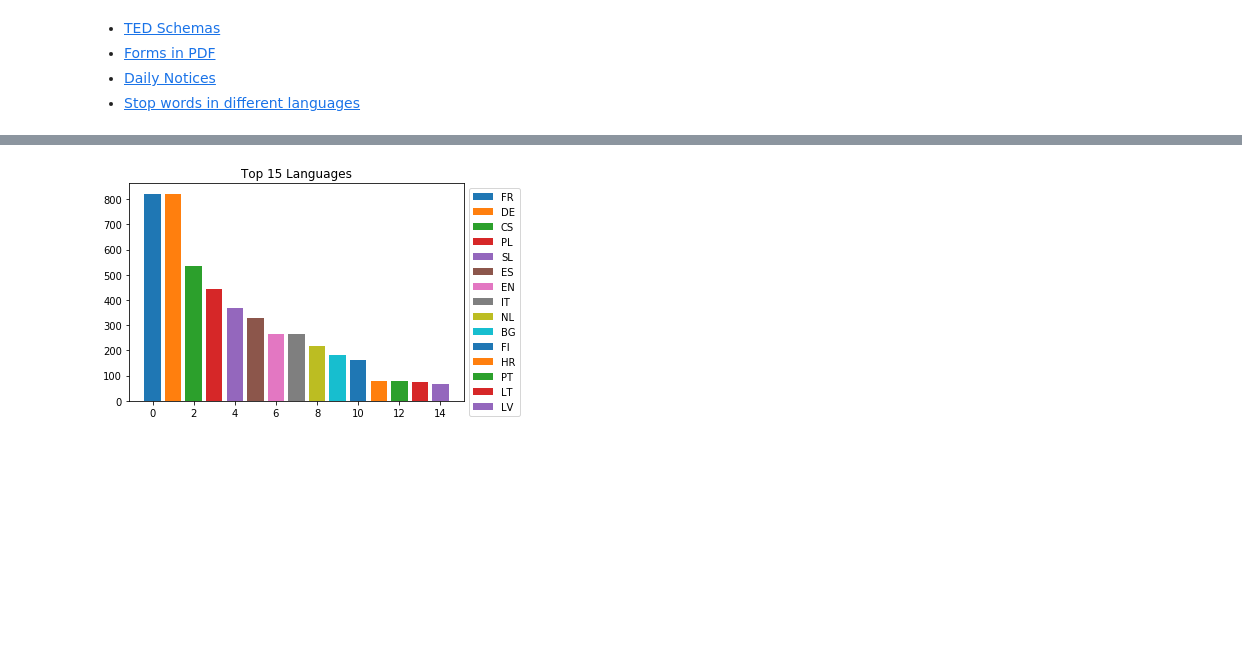
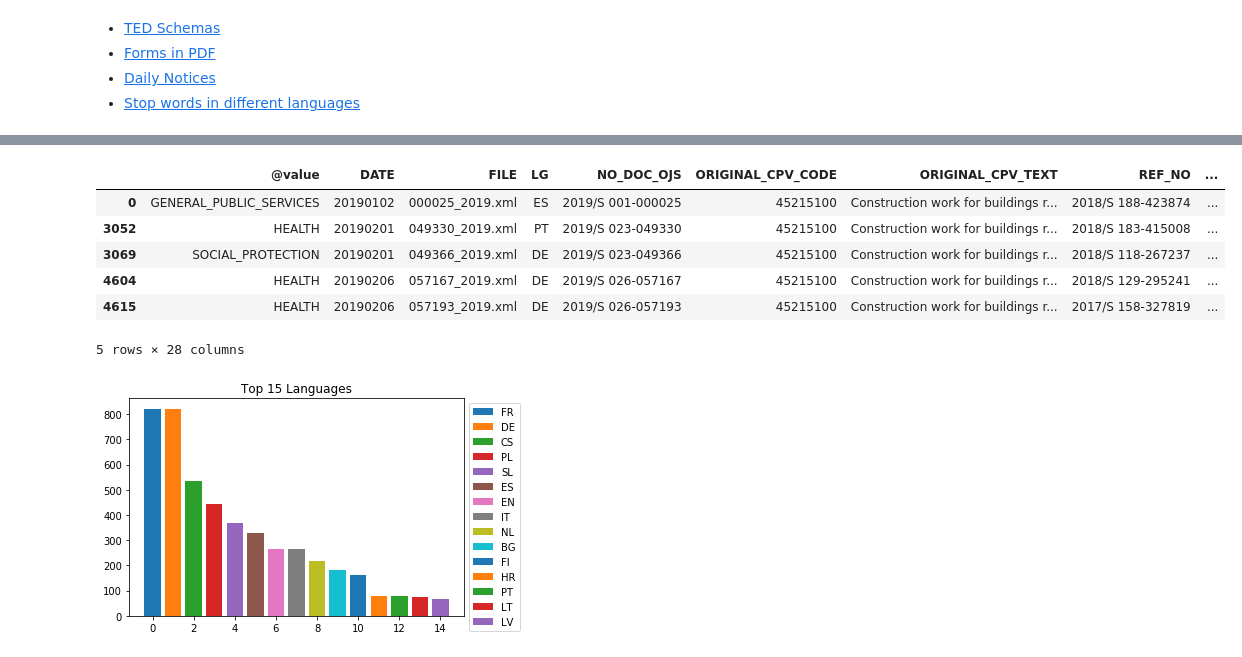
Before and after one commit to nfreundlich/CS498-CCA-CourseProject, a Jupyter notebook: notebooks/ted_eda.ipynb, the cells around one changed output, grey strips where cells are left out. Saved outputs shown, nothing was run; the diff lists cells and outputs as text; code cells hidden in the pictures; blank space fills up the shorter version.

```diff
--- a/notebooks/ted_eda.ipynb
+++ b/notebooks/ted_eda.ipynb
@@ -189,3 +203,13 @@ Index(['@value', 'DATE', 'FILE', 'LG', 'NO_DOC_OJS', 'ORIGINAL_CPV_CODE',
+# %%
+df.loc[df['ORIGINAL_CPV_CODE'] == "45215100"]
+# %% [output]
+|  | @value | DATE | FILE | LG | NO_DOC_OJS | ORIGINAL_CPV_CODE | ORIGINAL_CPV_TEXT | REF_NO | ... |
+| 0 | GENERAL_PUBLIC_SERVICES | 20190102 | 000025_2019.xml | ES | 2019/S 001-000025 | 45215100 | Construction work for buildings r... | 2018/S 188-423874 | ... |
+| 3052 | HEALTH | 20190201 | 049330_2019.xml | PT | 2019/S 023-049330 | 45215100 | Construction work for buildings r... | 2018/S 183-415008 | ... |
+| 3069 | SOCIAL_PROTECTION | 20190201 | 049366_2019.xml | DE | 2019/S 023-049366 | 45215100 | Construction work for buildings r... | 2018/S 118-267237 | ... |
+| 4604 | HEALTH | 20190206 | 057167_2019.xml | DE | 2019/S 026-057167 | 45215100 | Construction work for buildings r... | 2018/S 129-295241 | ... |
+| 4615 | HEALTH | 20190206 | 057193_2019.xml | DE | 2019/S 026-057193 | 45215100 | Construction work for buildings r... | 2017/S 158-327819 | ... |
+5 rows × 28 columns
 # %%
 languages = pd.value_counts(df.LG)
 for i, lang in enumerate(languages.index[:15]):
```
Also changed, not shown: parts of 8 cells of this notebook, 10 other files.
